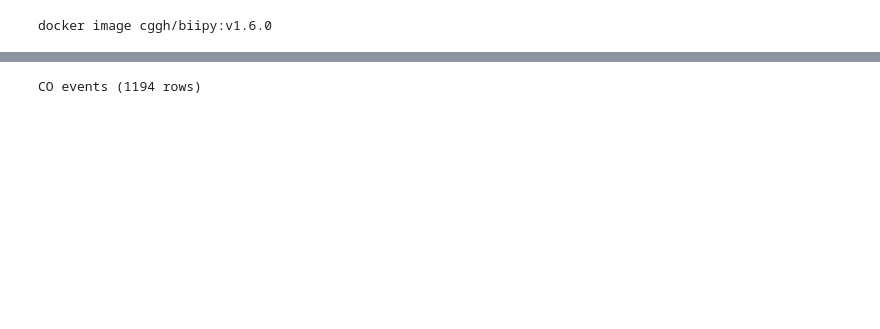
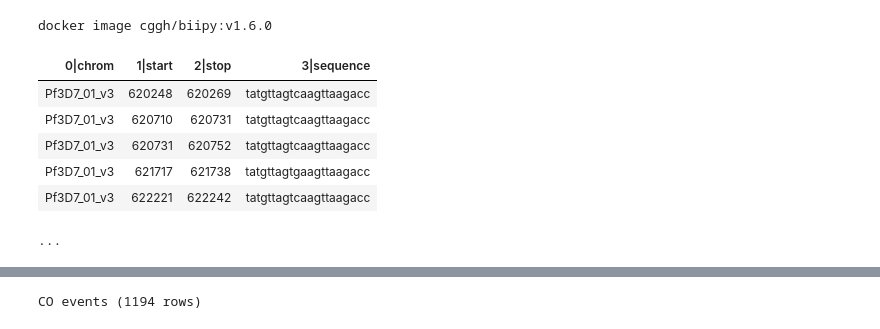
Before and after one commit to wtchg-kwiatkowski/pfx-paper-2015, a Jupyter notebook: supplementary/notebooks/hotspots.ipynb, the cells around one changed output, grey strips where cells are left out. Cells and saved outputs as stored; diff of their text form; code cells hidden in the pictures; blank space fills up the shorter version.

```diff
--- a/supplementary/notebooks/hotspots.ipynb
+++ b/supplementary/notebooks/hotspots.ipynb
@@ -20,0 +41,10 @@ def tabulate_core_windows(window_size):
+# %%
+tabulate_motifs(motif_jiang_a)
+# %% [output]
+| 0|chrom | 1|start | 2|stop | 3|sequence |
+| Pf3D7_01_v3 | 620248 | 620269 | tatgttagtcaagttaagacc |
+| Pf3D7_01_v3 | 620710 | 620731 | tatgttagtcaagttaagacc |
+| Pf3D7_01_v3 | 620731 | 620752 | tatgttagtcaagttaagacc |
+| Pf3D7_01_v3 | 621717 | 621738 | tatgttagtgaagttaagacc |
+| Pf3D7_01_v3 | 622221 | 622242 | tatgttagtcaagttaagacc |
+...
```
Also changed, not shown: parts of 50 cells of this notebook, 1 other file.
